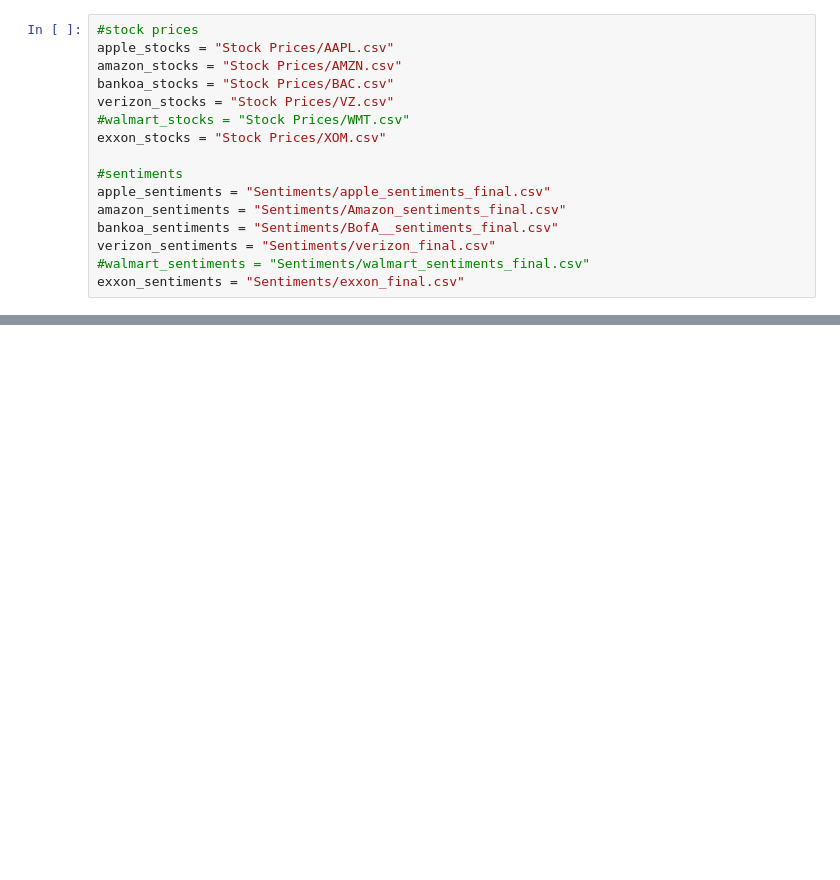
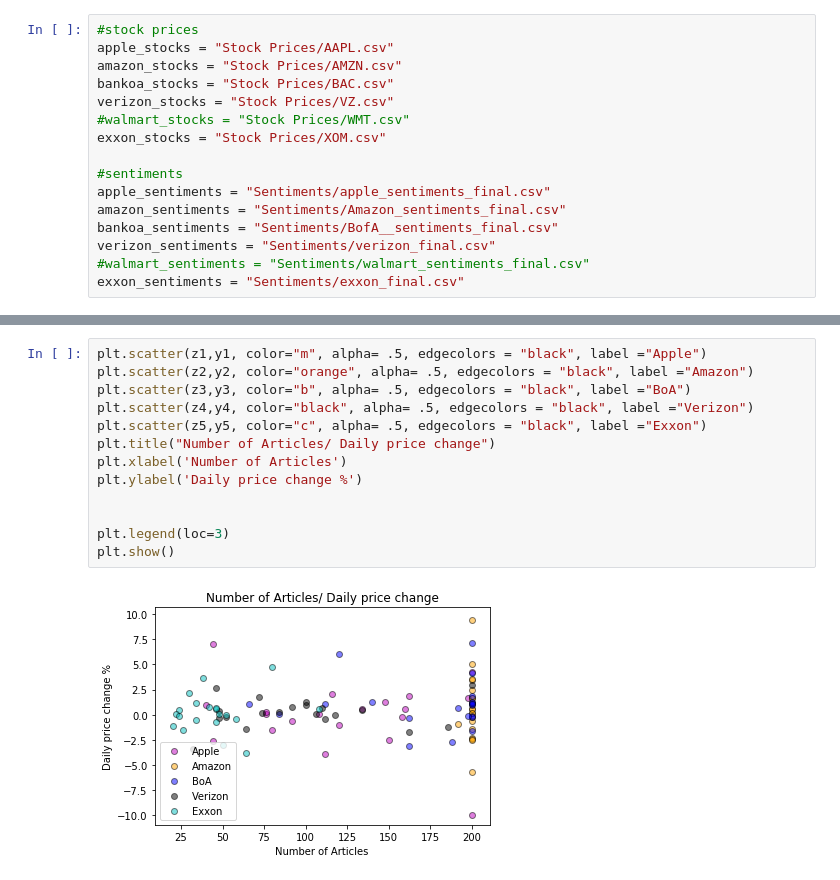
Before and after one commit to luwoldy/group_5_tbc, a Jupyter notebook: data_analysis.ipynb, the cells around one changed output, grey strips where cells are left out. Saved outputs shown, nothing was run; the diff lists cells and outputs as text; blank space fills up the shorter version.

```diff
--- a/data_analysis.ipynb
+++ b/data_analysis.ipynb
@@ -74,0 +222,15 @@ TypeError: unsupported operand type(s) for +: 'float' and 'str'
+# %%
+plt.scatter(z1,y1, color="m", alpha= .5, edgecolors = "black", label ="Apple")
+plt.scatter(z2,y2, color="orange", alpha= .5, edgecolors = "black", label ="Amazon")
+plt.scatter(z3,y3, color="b", alpha= .5, edgecolors = "black", label ="BoA")
+plt.scatter(z4,y4, color="black", alpha= .5, edgecolors = "black", label ="Verizon")
+plt.scatter(z5,y5, color="c", alpha= .5, edgecolors = "black", label ="Exxon")
+plt.title("Number of Articles/ Daily price change")
+plt.xlabel('Number of Articles')
+plt.ylabel('Daily price change %')
+
+
+plt.legend(loc=3)
+plt.show()
+# %% [output]
+[figure, added]
```
Also changed, not shown: parts of 15 cells of this notebook, 14 other files.
